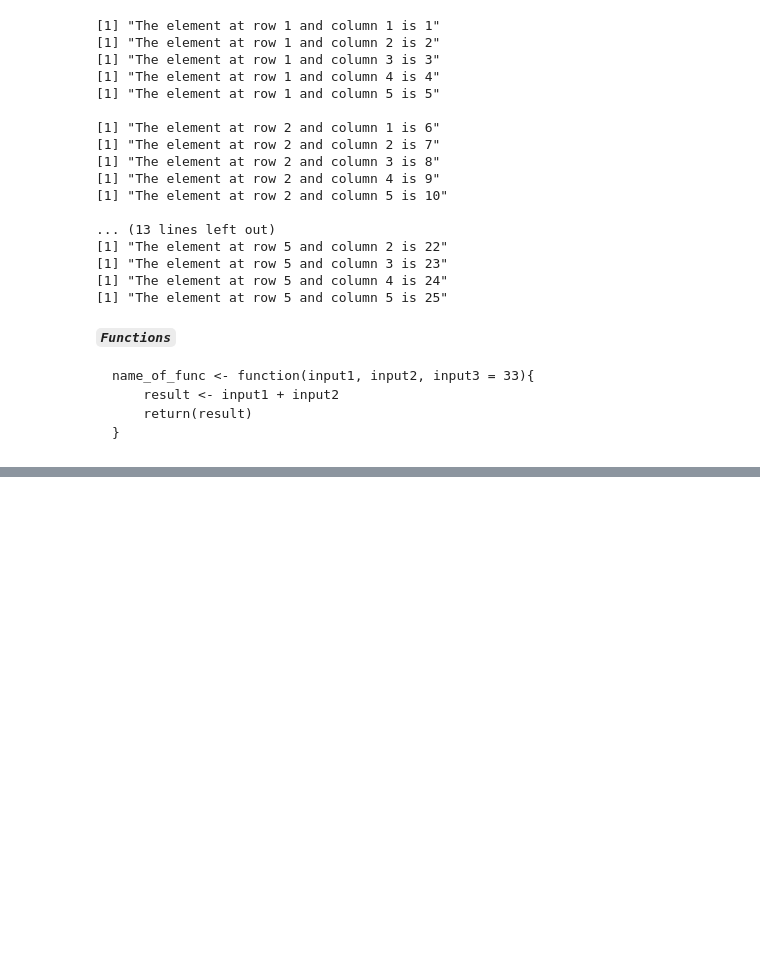
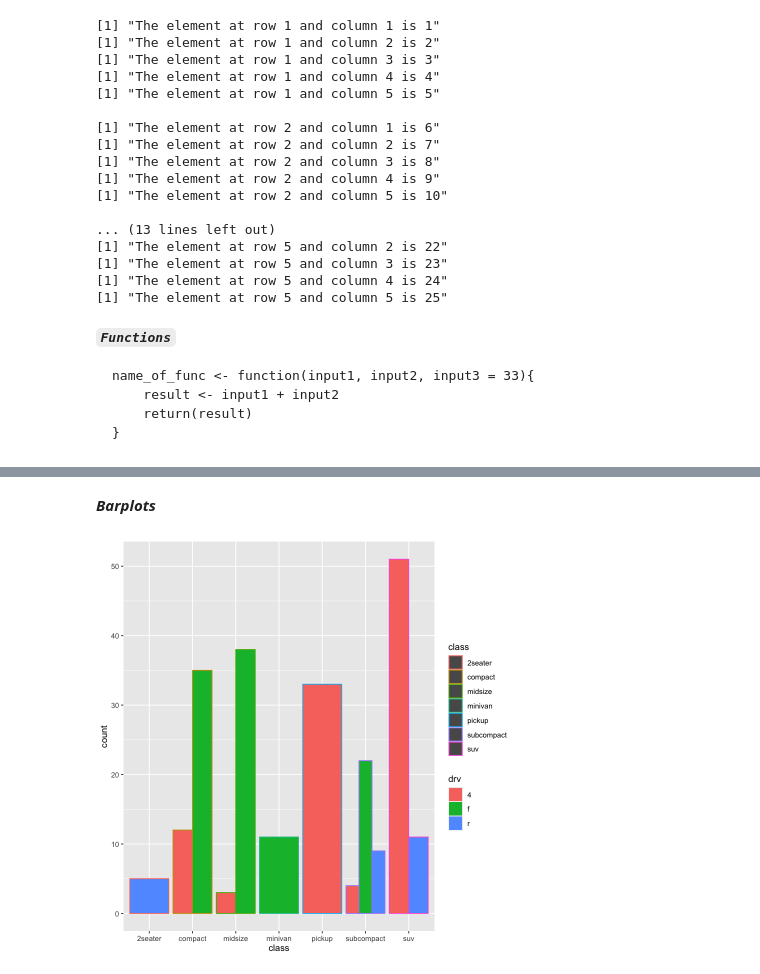
Before and after one commit to nkr1108/DSMLwithR, a Jupyter notebook: programming_R.ipynb, the cells around one changed output, grey strips where cells are left out. Saved outputs shown, nothing was run; the diff lists cells and outputs as text; code cells hidden in the pictures; blank space fills up the shorter version.

```diff
--- a/programming_R.ipynb
+++ b/programming_R.ipynb
@@ -1066,0 +1469,11 @@ name_of_func <- function(input1, input2, input3 = 33){
+# %% [markdown]
+***Barplots***
+# %%
+# data and aesthetics layer
+pl <- ggplot(mpg,aes(x=class))
+
+pl <- pl + geom_bar(aes(color=class, fill=drv), position='dodge')
+
+print(pl)
+# %% [output]
+[figure, added]
```
Also changed, not shown: parts of 48 cells of this notebook.
